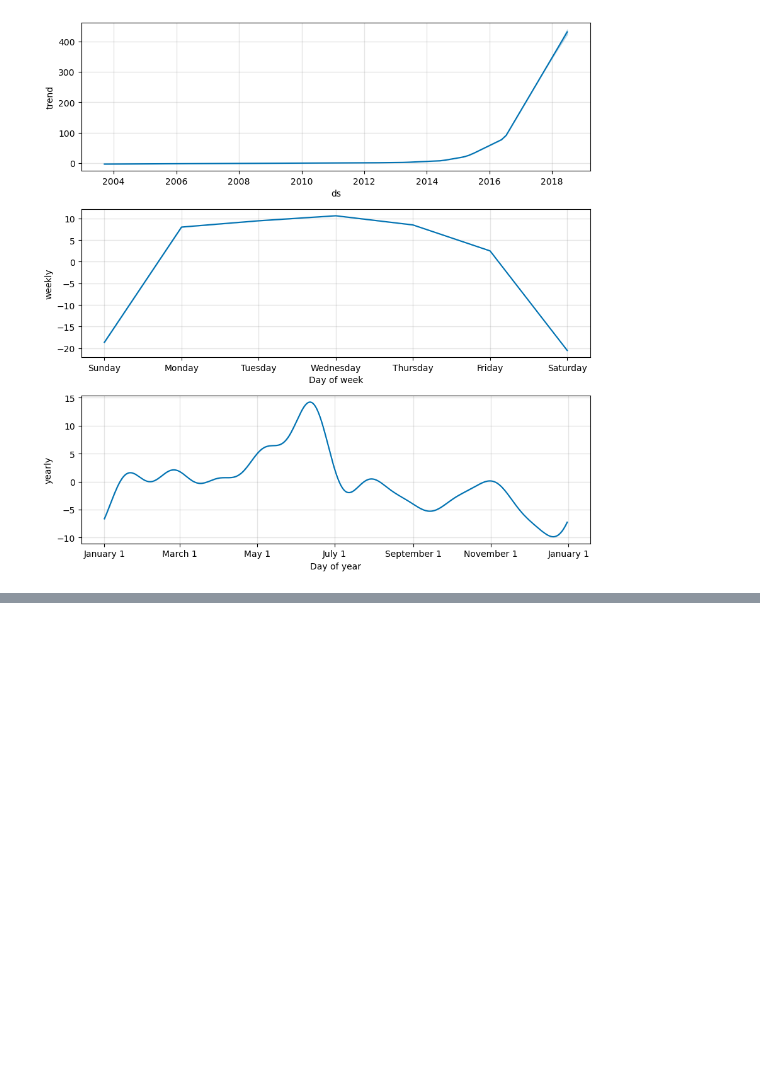
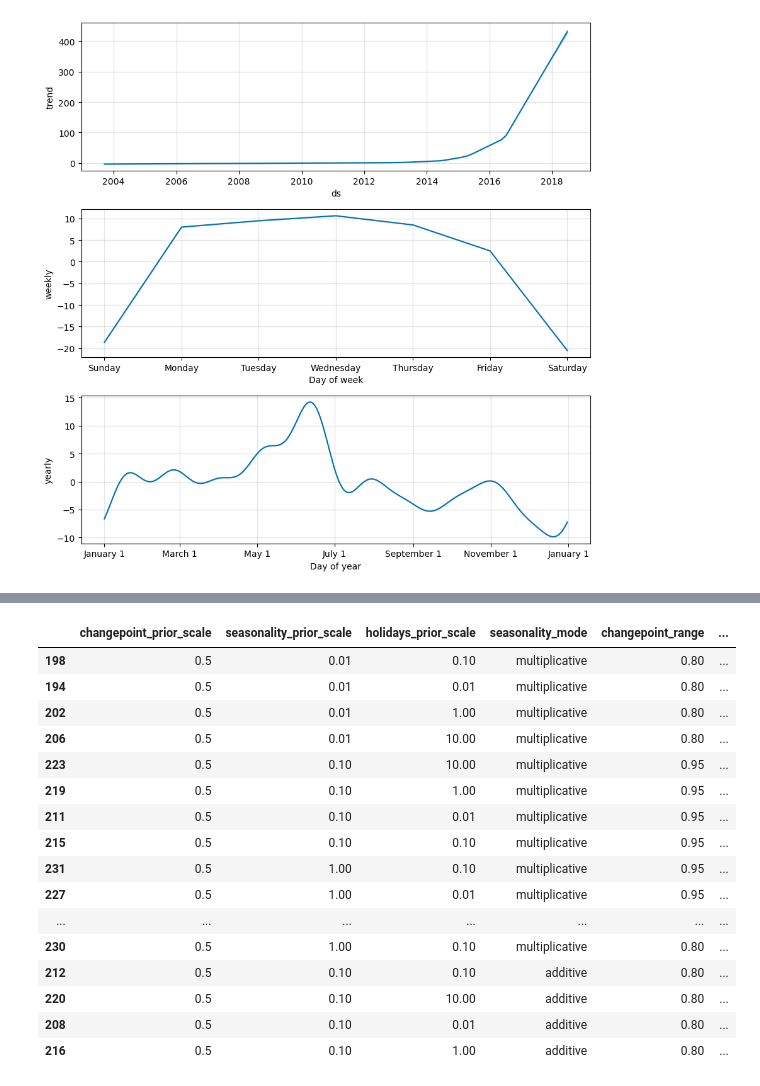
Before and after one commit to jansowa/prophet-examples, a Jupyter notebook: medium.ipynb, the cells around one changed output, grey strips where cells are left out. Saved outputs shown, nothing was run; the diff lists cells and outputs as text; code cells hidden in the pictures; blank space fills up the shorter version.

```diff
--- a/medium.ipynb
+++ b/medium.ipynb
@@ -95,0 +127,4 @@ fig2 = m.plot_components(forecast)
+# %%
+from prophet.diagnostics import performance_metrics
+df_p = performance_metrics(df_cv)
+df_p.head()
@@ -95,0 +143,32 @@ fig2 = m.plot_components(forecast)
+# %%
+import itertools
+import numpy as np
+import pandas as pd
+
+param_grid = {
+    'changepoint_prior_scale': [0.001, 0.01, 0.1, 0.5],
+    'seasonality_prior_scale': [0.01, 0.1, 1.0, 10.0],
+    'holidays_prior_scale' : [0.01, 0.1, 1.0, 10.0],
+    'seasonality_mode' : ['additive', 'multiplicative'],
+    'changepoint_range' : [0.8, 0.95]
+}
+
+# Generate all combinations of parameters
+all_params = [dict(zip(param_grid.keys(), v)) for v in itertools.product(*param_grid.values())]
+rmses = []  # Store the RMSEs for each params here
+maes = []
+
+# Use cross validation to evaluate all parameters
+for params in all_params:
+    m = Prophet(**params).fit(df_by_day)  # Fit model with given params
+#     df_cv = cross_validation(m, cutoffs=cutoffs, horizon='30 days', parallel="processes")
+    df_cv = cross_validation(m, initial='730 days', period='180 days', horizon = '365 days', parallel="processes")
+    df_p = performance_metrics(df_cv, rolling_window=1)
+    rmses.append(df_p['rmse'].values[0])
+    maes.append(df_p['mae'].values[0])
+
+# Find the best parameters
+tuning_results = pd.DataFrame(all_params)
+tuning_results['rmse'] = rmses
+tuning_results['mae'] = maes
+print(tuning_results)
@@ -95,0 +210,20 @@ fig2 = m.plot_components(forecast)
+# %%
+tuning_results.sort_values('mae').head(40)
+# %% [output]
+|  | changepoint_prior_scale | seasonality_prior_scale | holidays_prior_scale | seasonality_mode | changepoint_range | ... |
+| 198 | 0.5 | 0.01 | 0.10 | multiplicative | 0.80 | ... |
+| 194 | 0.5 | 0.01 | 0.01 | multiplicative | 0.80 | ... |
+| 202 | 0.5 | 0.01 | 1.00 | multiplicative | 0.80 | ... |
+| 206 | 0.5 | 0.01 | 10.00 | multiplicative | 0.80 | ... |
+| 223 | 0.5 | 0.10 | 10.00 | multiplicative | 0.95 | ... |
+| 219 | 0.5 | 0.10 | 1.00 | multiplicative | 0.95 | ... |
+| 211 | 0.5 | 0.10 | 0.01 | multiplicative | 0.95 | ... |
+| 215 | 0.5 | 0.10 | 0.10 | multiplicative | 0.95 | ... |
+| 231 | 0.5 | 1.00 | 0.10 | multiplicative | 0.95 | ... |
+| 227 | 0.5 | 1.00 | 0.01 | multiplicative | 0.95 | ... |
+| ... | ... | ... | ... | ... | ... | ... |
+| 230 | 0.5 | 1.00 | 0.10 | multiplicative | 0.80 | ... |
+| 212 | 0.5 | 0.10 | 0.10 | additive | 0.80 | ... |
+| 220 | 0.5 | 0.10 | 10.00 | additive | 0.80 | ... |
+| 208 | 0.5 | 0.10 | 0.01 | additive | 0.80 | ... |
+| 216 | 0.5 | 0.10 | 1.00 | additive | 0.80 | ... |
```
Also changed, not shown: parts of 6 cells of this notebook.
